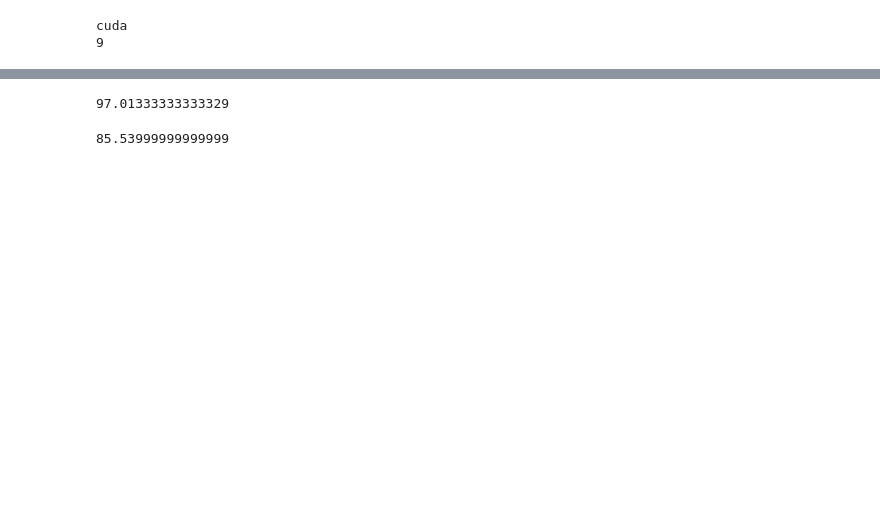
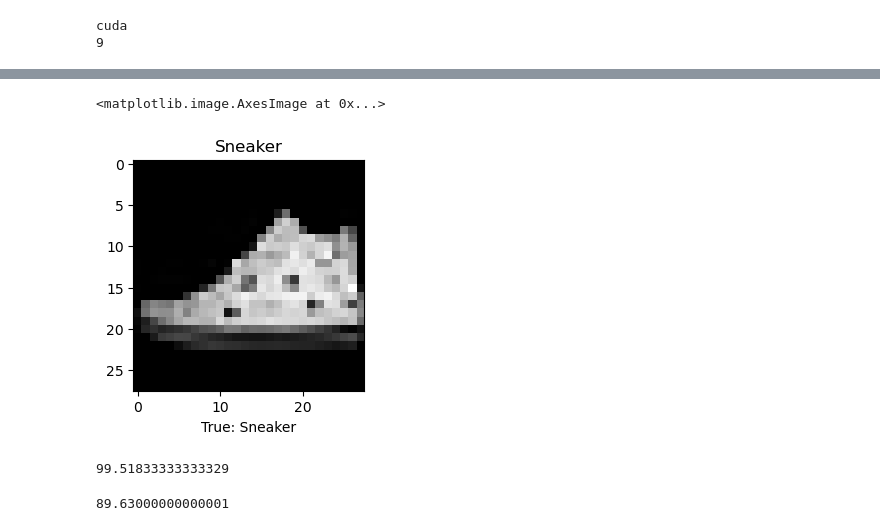
Before and after one commit to ethanh20009/ImageClassifier, a Jupyter notebook: fashion.ipynb, the cells around one changed output, grey strips where cells are left out. Saved outputs shown, nothing was run; the diff lists cells and outputs as text; code cells hidden in the pictures; blank space fills up the shorter version.

```diff
--- a/fashion.ipynb
+++ b/fashion.ipynb
@@ -25,12 +25,11 @@ cuda
 class CNN(torch.nn.Module):
     def __init__(self):
         super().__init__()
-        self.conv1 = torch.nn.Conv2d(1, 3, kernel_size=3, padding=1)
-        self.conv2 = torch.nn.Conv2d(3, 9, kernel_size=5, padding=2)
-        self.conv3 = torch.nn.Conv2d(9, 20, kernel_size=5, padding=2)
-        self.conv4 = torch.nn.Conv2d(20, 25, kernel_size=5, padding=2)
-        self.fc1 = torch.nn.Linear(225, 100)
-        self.fc2 = torch.nn.Linear(100, 10)
+        self.conv1 = torch.nn.Conv2d(1, 5, kernel_size=3, padding=1)
+        self.conv2 = torch.nn.Conv2d(5, 15, kernel_size=5, padding=2)
+        self.conv3 = torch.nn.Conv2d(15, 20, kernel_size=5, padding=2)
+        self.conv4 = torch.nn.Conv2d(20, 20, kernel_size=5, padding=2)
+        self.fc1 = torch.nn.Linear(180, 10)
         self.drop = torch.nn.Dropout(0.20)
         self.pool = torch.nn.MaxPool2d(2, 2) #Halfs image
 
@@ -40,14 +39,12 @@ class CNN(torch.nn.Module):
         )
 
     def forward(self, x):
-
         x = self.conv(self.conv1(x))
         x = self.conv(self.conv2(x))
         x = self.conv(self.conv3(x))
         x = torch.nn.functional.relu(self.conv4(x))
-        x = x.reshape((-1, 225))
-        x = torch.nn.functional.relu(self.fc1(x))
-        x = self.fc2(x)
+        x = x.reshape((-1, 180))
+        x = self.fc1(x)
         return x
 
 
@@ -111,9 +108,9 @@ class ResConv(torch.nn.Module):
             resBlock(50,50)
         )
         self.fc1 = torch.nn.Sequential(
-            torch.nn.Linear(135, 100),
+            torch.nn.Linear(450, 200),
             torch.nn.ReLU(),
-            torch.nn.Linear(100, 100),
+            torch.nn.Linear(200, 100),
             torch.nn.ReLU(),
             torch.nn.Linear(100, 10)
         )
@@ -123,7 +120,7 @@ class ResConv(torch.nn.Module):
         x = self.block2(x)
         x = self.downSample2(x)
         x = self.block3(x)
-        x = x.reshape(-1, 135)
+        x = x.reshape(-1, 450)
         x = self.fc1(x)
         return x
 
@@ -145,7 +142,7 @@ class resBlock(torch.nn.Module):
         return x
 
 test = torch.randn(size=(100, 1, 28, 28),device=device)
-model = ResConv()
+model = CNN()
 model.to(device)
 #print model params count
 #print(sum(p.numel() for p in model.parameters() if p.requires_grad))
@@ -247,15 +238,18 @@ torch.save(model.state_dict(), "resConvParams2.pt")
 # %%
 model.eval()
 labels = ["T-shirt/top", "Trouser", "Pullover", "Dress", "Coat", "Sandal", "Shirt", "Sneaker", "Bag", "Ankle boot"]
-testImage, expectedOutput = trainDataset[27]
+testImage, expectedOutput = trainDataset[221]
 testImage = testImage.reshape(1,28,28)
 modelOutput = model(testImage.to(device).reshape(-1, 1, 28, 28))
 index = torch.argmax(modelOutput[0], dim=0).item()
 
 plt.figure(figsize=[6,3])
 plt.title( labels[index])
 plt.xlabel("True: "+labels[expectedOutput])
 plt.imshow(testImage[0], cmap="gray")
+# %% [output]
+<matplotlib.image.AxesImage at 0x...>
+[figure, added]
 # %%
 ##Test Entire ds for accuracy
 model.eval()
@@ -269,7 +263,7 @@ for xBatch, yBatch in trainDataLoader:
     numRight += matches.sum().item()/len(yBatch)
 print((numRight*100)/len(trainDataLoader))
 # %% [output]
-97.01333333333329
+99.51833333333329
 # %%
 ##Test validation set
 model.eval()
@@ -283,7 +277,7 @@ for xBatch, yBatch in testDataLoader:
     numRight += matches.sum().item()/len(yBatch)
 print((numRight*100)/len(testDataLoader))
 # %% [output]
-85.53999999999999
+89.63000000000001
 # %%
 plt.plot(accuracy)
 plt.show()
```
Also changed, not shown: parts of 7 cells of this notebook, 2 other files.
